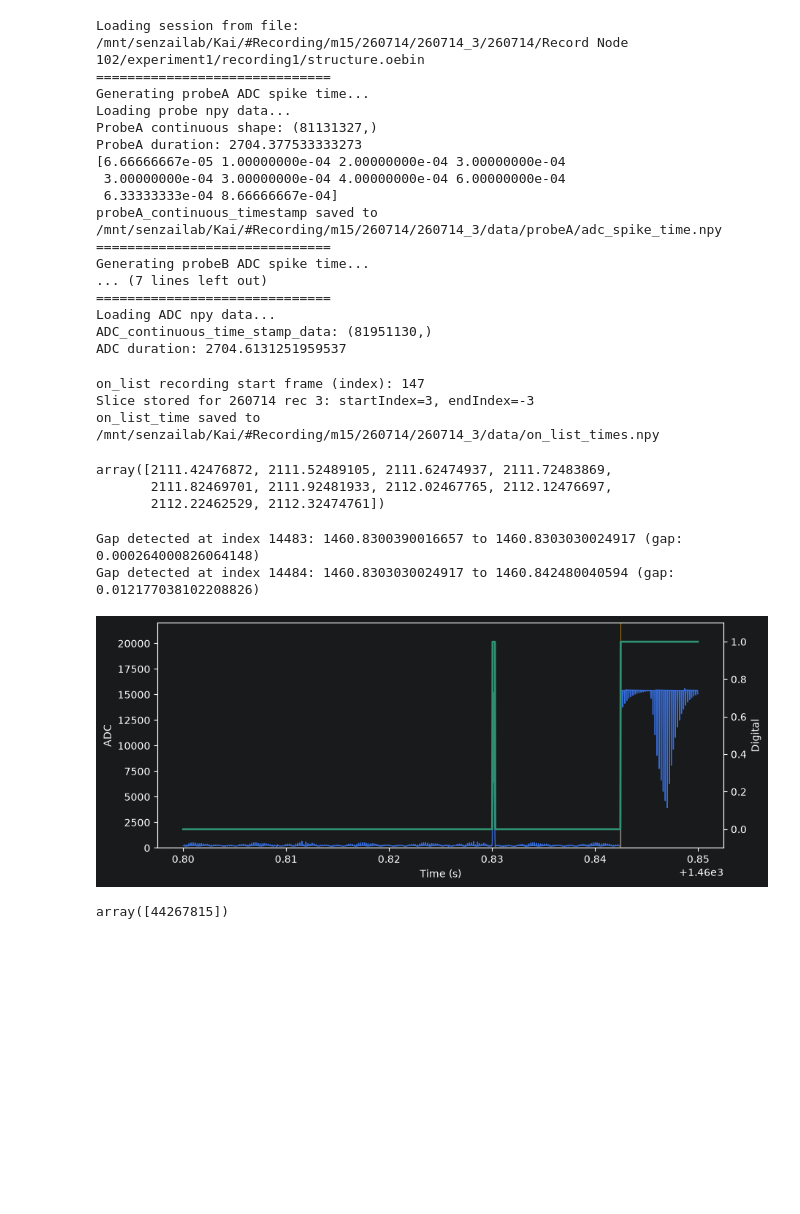
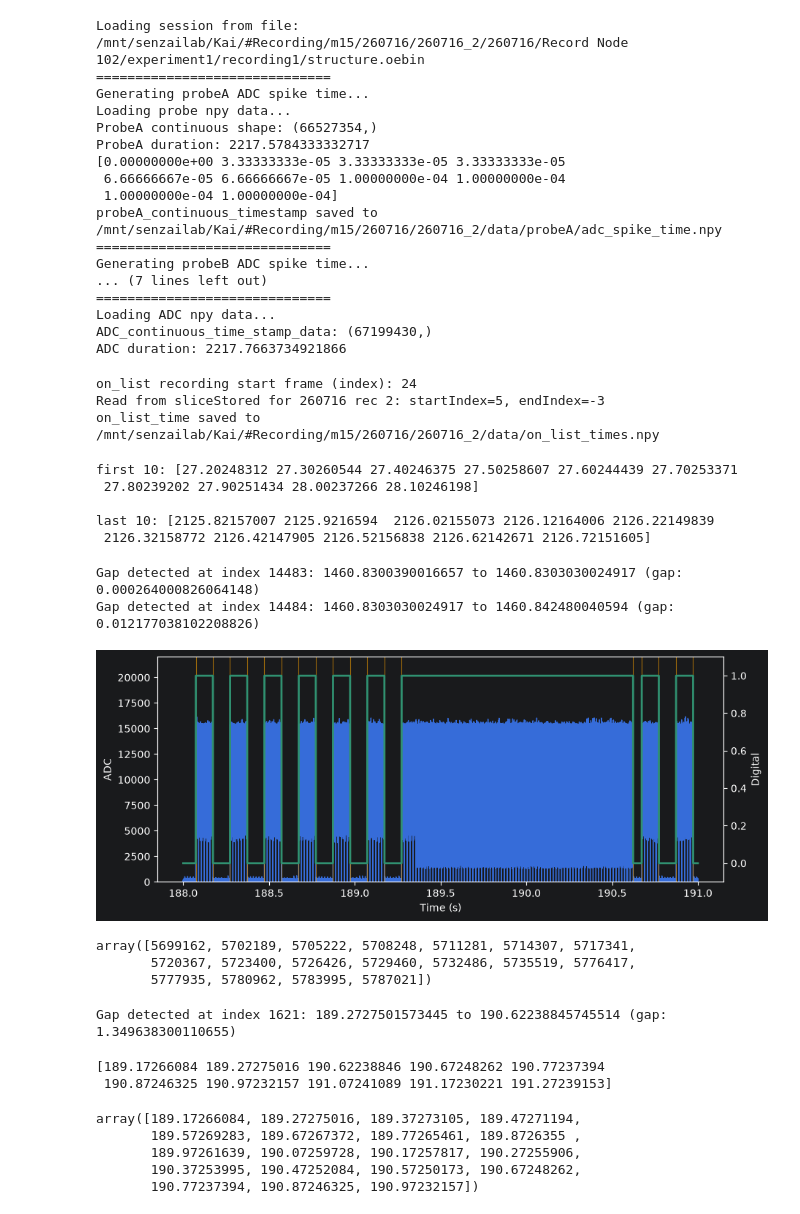
Before and after one commit to KaiCao2003/RF-Map-Viewer, a Jupyter notebook: matlab.ipynb, the cells around one changed output. Saved outputs shown, nothing was run; the diff lists cells and outputs as text; code cells hidden in the pictures; blank space fills up the shorter version.

```diff
--- a/matlab.ipynb
+++ b/matlab.ipynb
@@ -32,9 +30,9 @@ is_overwrite_parameters: bool = True
 base_dir = r"/mnt/senzailab/Kai/#Recording/m15"
 
 # base_dir = "data"
-date: str | int = "260714"
+date: str | int = "260716"
 
-num_of_rec: int = 3
+num_of_rec: int = 2
 
 headplate_name: str = 'hp4'
 
@@ -141,6 +139,7 @@ on_list_time = ADC_continuous_time_stamp_data[on_list_detected]
 #--------------
 if sliceStored.get(date, num_of_rec) is not None:
     startIndex, endIndex = sliceStored.get(date, num_of_rec)
+    print("Data already existed \n")
     print(f"Read from sliceStored for {date} rec {num_of_rec}: startIndex={startIndex}, endIndex={endIndex}")
 else:
     startIndex = 3
@@ -149,9 +148,13 @@ else:
 # manual  correction
 on_list_time = on_list_time[startIndex:endIndex]
 
+"""
 # 260714_3
-# on_list_time = np.delete(on_list_time, [14483, 14484], axis=0)
+on_list_time = np.delete(on_list_time, [14483, 14484], axis=0)
 
+# 260716_4
+on_list_time = interp_missing_trials(1621, 1623, 14, on_list_time)
+"""
 
 trials = loadmat(f"{base_dir}/{date}.mat")["trials"]
 
@@ -172,26 +175,26 @@ on_list_time = np.append(on_list_time, on_list_time[-1] + 0.1)
 np.save((npyfile_path := f"{base_dir}/data/on_list_times.npy"), on_list_time)
 print(f"on_list_time saved to {npyfile_path}")
 # %% [output]
-Loading session from file: /mnt/senzailab/Kai/#Recording/m15/260714/260714_3/260714/Record Node 102/experiment1/recording1/structure.oebin
+Loading session from file: /mnt/senzailab/Kai/#Recording/m15/260716/260716_2/260716/Record Node 102/experiment1/recording1/structure.oebin
 ==============================
 Generating probeA ADC spike time...
 Loading probe npy data...
-ProbeA continuous shape: (81131327,)
-ProbeA duration: 2704.377533333273
-[6.66666667e-05 1.00000000e-04 2.00000000e-04 3.00000000e-04
- 3.00000000e-04 3.00000000e-04 4.00000000e-04 6.00000000e-04
- 6.33333333e-04 8.66666667e-04]
-probeA_continuous_timestamp saved to /mnt/senzailab/Kai/#Recording/m15/260714/260714_3/data/probeA/adc_spike_time.npy
+ProbeA continuous shape: (66527354,)
+ProbeA duration: 2217.5784333332717
+[0.00000000e+00 3.33333333e-05 3.33333333e-05 3.33333333e-05
+ 6.66666667e-05 6.66666667e-05 1.00000000e-04 1.00000000e-04
+ 1.00000000e-04 1.00000000e-04]
+probeA_continuous_timestamp saved to /mnt/senzailab/Kai/#Recording/m15/260716/260716_2/data/probeA/adc_spike_time.npy
 ==============================
 Generating probeB ADC spike time...
 ... (7 lines left out)
 ==============================
 Loading ADC npy data...
-ADC_continuous_time_stamp_data: (81951130,)
-ADC duration: 2704.6131251959537
+ADC_continuous_time_stamp_data: (67199430,)
+ADC duration: 2217.7663734921866
-on_list recording start frame (index): 147
-Slice stored for 260714 rec 3: startIndex=3, endIndex=-3
-on_list_time saved to /mnt/senzailab/Kai/#Recording/m15/260714/260714_3/data/on_list_times.npy
+on_list recording start frame (index): 24
+Read from sliceStored for 260716 rec 2: startIndex=5, endIndex=-3
+on_list_time saved to /mnt/senzailab/Kai/#Recording/m15/260716/260716_2/data/on_list_times.npy
 # %%
 camera_data = load_binary(ADC_datafile, analogue_total_input_channel_number, camera_input_channel)
 
@@ -231,11 +234,15 @@ assert len(selected_hd_pix) == len(trials), f"Length mismatch: {len(selected_hd_
 np.save((npyfile_path := f"{base_dir}/data/hd_trials_times.npy"), selected_hd_pix)
 print(f"on_list_time saved to {npyfile_path}")
 # %%
-on_list_time[-10:]
+print("first 10:", on_list_time[:10], "\n")
+
+print("last 10:", on_list_time[-10:])
 # %% [output]
-array([2111.42476872, 2111.52489105, 2111.62474937, 2111.72483869,
-       2111.82469701, 2111.92481933, 2112.02467765, 2112.12476697,
-       2112.22462529, 2112.32474761])
+first 10: [27.20248312 27.30260544 27.40246375 27.50258607 27.60244439 27.70253371
+ 27.80239202 27.90251434 28.00237266 28.10246198]
+
+last 10: [2125.82157007 2125.9216594  2126.02155073 2126.12164006 2126.22149839
+ 2126.32158772 2126.42147905 2126.52156838 2126.62142671 2126.72151605]
 # %%
 for index, _ in enumerate(np.diff(on_list_time)):
     if _ < 0.08:
@@ -244,9 +251,9 @@ for index, _ in enumerate(np.diff(on_list_time)):
 Gap detected at index 14483: 1460.8300390016657 to 1460.8303030024917 (gap: 0.000264000826064148)
 Gap detected at index 14484: 1460.8303030024917 to 1460.842480040594 (gap: 0.012177038102208826)
 # %%
-start_time, end_time = 1460.8, 1460.85
+# start_time, end_time = 2124.8, 2127
 
-# start_time, end_time = 11, 14
+start_time, end_time = 188, 191
 
 
 start_idx = np.searchsorted(ADC_continuous_time_stamp_data, start_time, side="left")
@@ -257,34 +264,53 @@ y1 = photodiode_data[start_idx:end_idx]
 y2 = ADC_DI_data_noGap[start_idx:end_idx]
 edges_list = on_list_time
 
 fig, ax1 = plt.subplots(figsize=(10, 4))
 
 l1 = ax1.plot(x, y1, color='C0', lw=1, label='ADC')
 ax1.set_ylim(0, 22000)
 ax1.set_xlabel("Time (s)")
 ax1.set_ylabel("ADC")
 
 ax2 = ax1.twinx()
 l2 = ax2.plot(x, y2, color='C3', lw=2, label='Digital')
 ax2.set_ylim(-0.1, 1.1)
 ax2.set_ylabel("Digital")
 
 # Add on_list rising/falling edge markers inside this displayed time window.
 # on_list_time is already in the same time base as x.
 left = np.searchsorted(edges_list, x[0], side="left")
 right = np.searchsorted(edges_list, x[-1], side="right")
 visible_edges = edges_list[left:right]
 
 visible_edge_indices = np.searchsorted(ADC_continuous_time_stamp_data, visible_edges)
 
 for t in visible_edges:
     ax1.axvline(t, color="orange", lw=0.8, alpha=0.6)
 
 plt.show()
 
 visible_edge_indices
 # %% [output]
-[figure, old version]
+[figure, new version]
-array([44267815])
+array([5699162, 5702189, 5705222, 5708248, 5711281, 5714307, 5717341,
+       5720367, 5723400, 5726426, 5729460, 5732486, 5735519, 5776417,
+       5777935, 5780962, 5783995, 5787021])
 # %%
-on_list_detected[:10]
+for index, _ in enumerate(np.diff(on_list_time)):
+    if _ > 0.18:
+        print(f"Gap detected at index {index}: {on_list_time[index]} to {on_list_time[index + 1]} (gap: {_})")
+# %% [output]
+Gap detected at index 1621: 189.2727501573445 to 190.62238845745514 (gap: 1.349638300110655)
+# %%
+print(on_list_time[1620:1630])
+# %% [output]
+[189.17266084 189.27275016 190.62238846 190.67248262 190.77237394
+ 190.87246325 190.97232157 191.07241089 191.17230221 191.27239153]
+# %%
+on_list_idx_patched[1620:1639]
+# %% [output]
+array([189.17266084, 189.27275016, 189.37273105, 189.47271194,
+       189.57269283, 189.67267372, 189.77265461, 189.8726355 ,
+       189.97261639, 190.07259728, 190.17257817, 190.27255906,
+       190.37253995, 190.47252084, 190.57250173, 190.67248262,
+       190.77237394, 190.87246325, 190.97232157])
```
Also changed, not shown: parts of 3 cells of this notebook, 4 other files.
